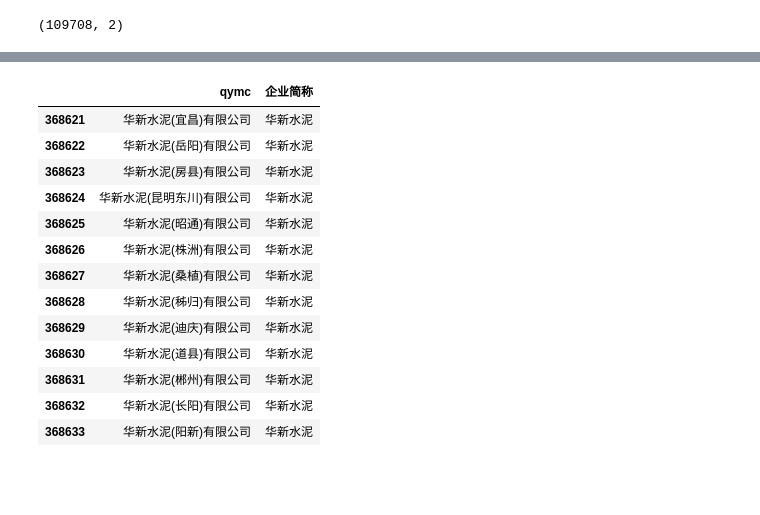
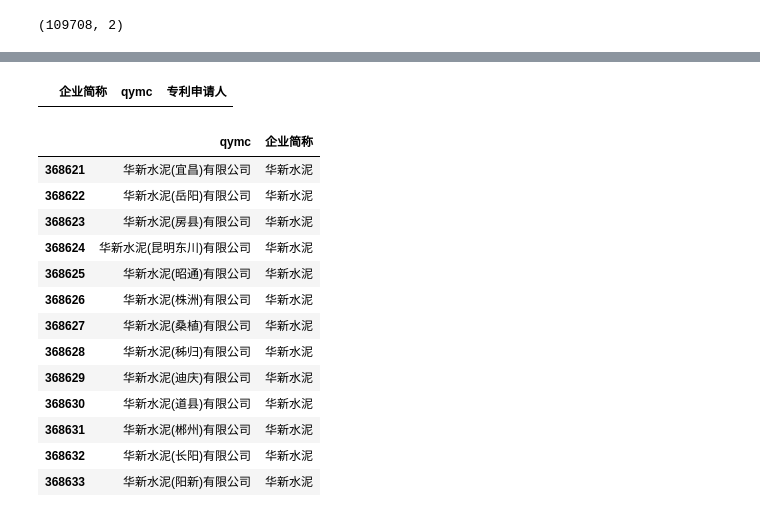
Before and after one commit to ideatechresearch/patent_invest, a Jupyter notebook: 税调与专利.ipynb, the cells around one changed output, grey strips where cells are left out. Drawn from its saved outputs; the diff is of its cells as text; code cells hidden in the pictures; blank space fills up the shorter version.

```diff
--- a/税调与专利.ipynb
+++ b/税调与专利.ipynb
@@ -421,3 +412,7 @@ qymc_gx_co[qymc_gx_co.企业简称=='科技']
+# %%
+df_res.loc[df_res['企业简称']=='科技',['企业简称','qymc','专利申请人']]
+# %% [output]
+|  | 企业简称 | qymc | 专利申请人 |
 # %%
 qymc_gx_co[qymc_gx_co.企业简称=='华新水泥']
 # %% [output]
```
Also changed, not shown: parts of 11 cells of this notebook.
